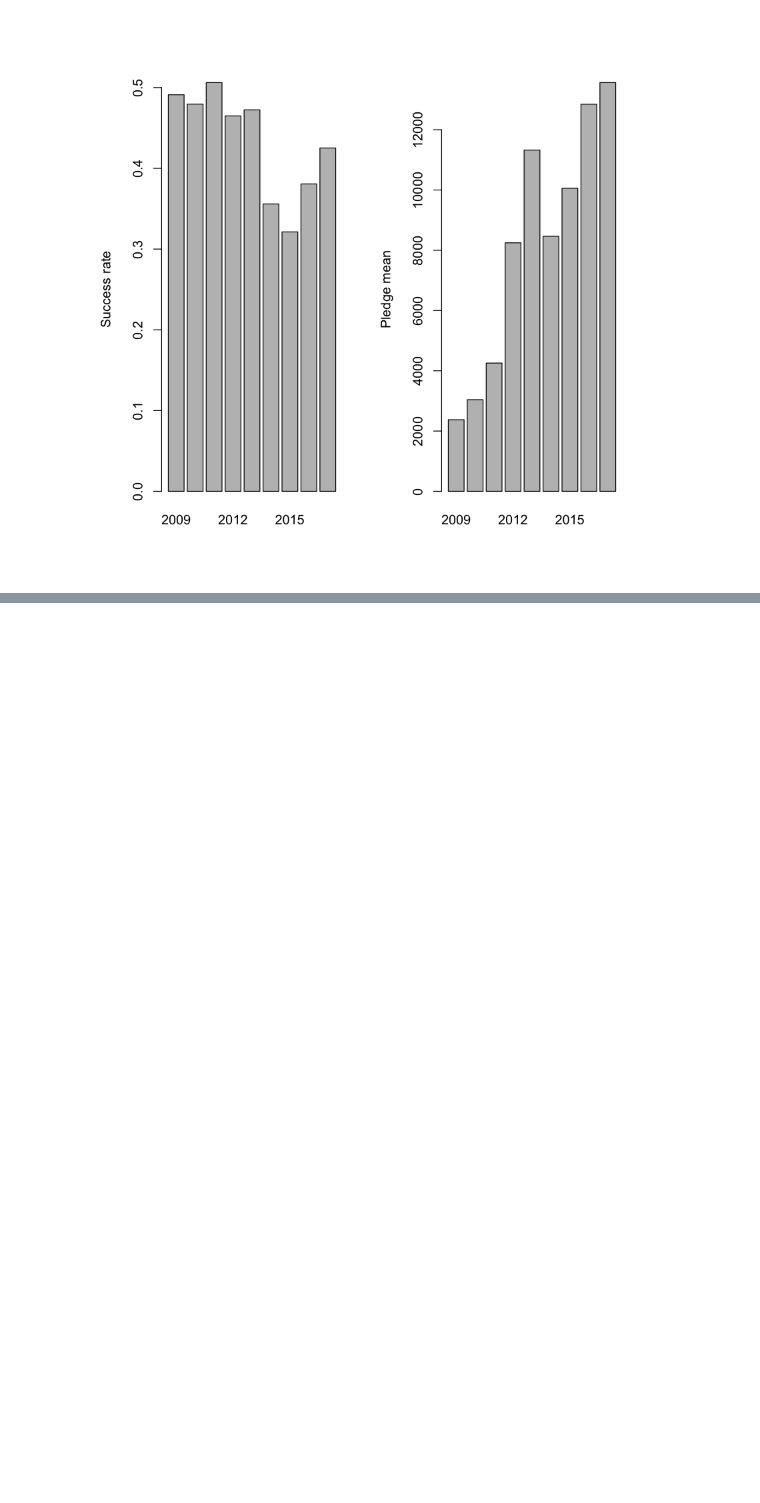
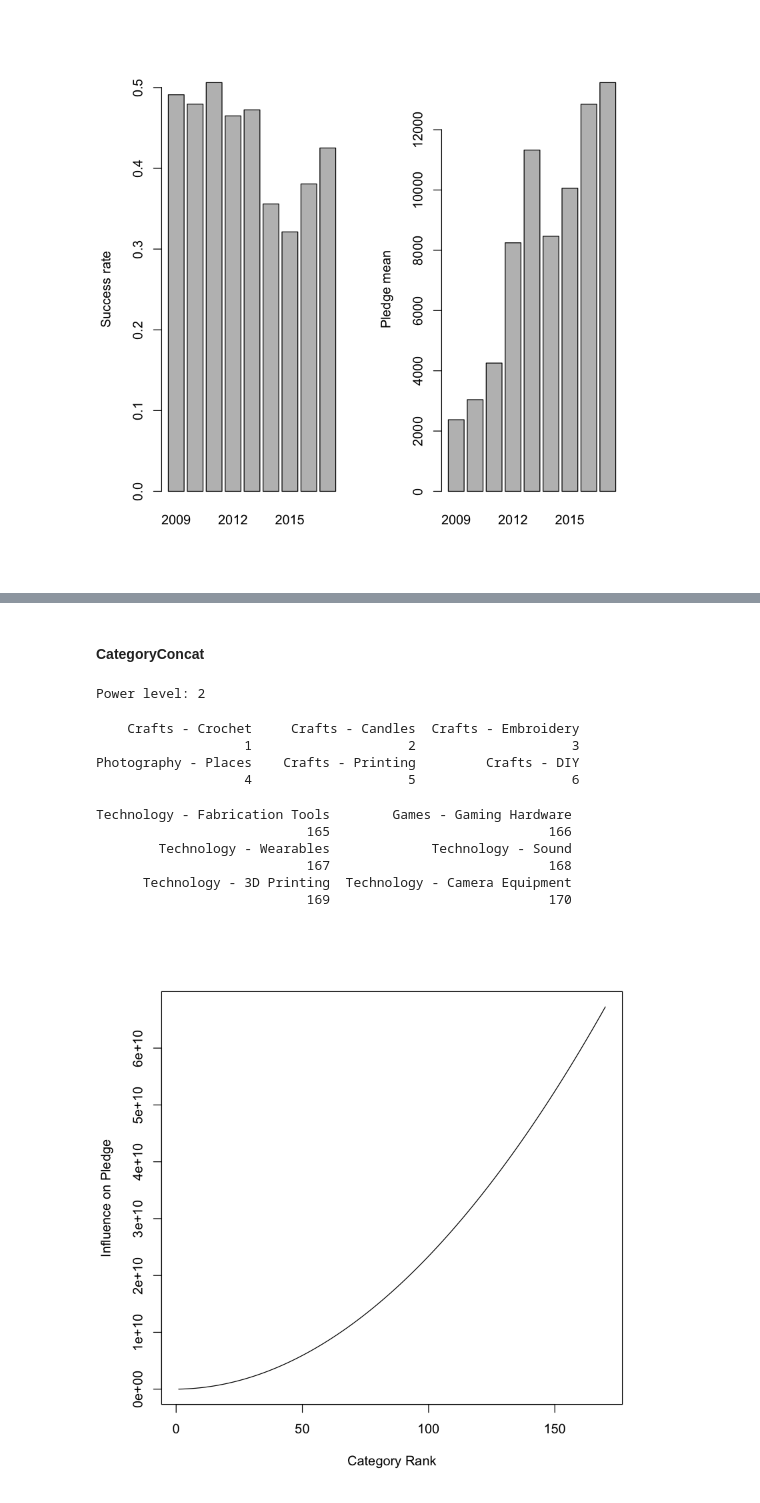
Before and after one commit to MLobo1997/Kickstarter_predictor, a Jupyter notebook: Eval.ipynb, the cells around one changed output, grey strips where cells are left out. Cells and saved outputs as stored; diff of their text form; code cells hidden in the pictures; blank space fills up the shorter version.

```diff
--- a/Eval.ipynb
+++ b/Eval.ipynb
@@ -266,0 +292,11 @@ There's not a lot of similarity between these two plots and the ones above, ther
+# %%
+size <- dim(projects)[1]
+set.seed(125)
+indexes <- sample(1:dim(projects)[1], size)
+set <- projects[indexes,]
+# %%
+tmp   <-  set[, c("categoryConcatRank", "other_active_projects", "currencyCountryRank", "wordcount", "duration", "usd_goal_real", "usd_pledged_real", "month")]
+train <-  tmp[1:(size%/%2),]
+test  <-  tmp[(size%/%2):size,]
+dim(train)
+dim(test)
@@ -266,0 +309,6 @@ There's not a lot of similarity between these two plots and the ones above, ther
+# %%
+lm.fit <- lm(usd_pledged_real~ poly(categoryConcatRank,2) + poly(usd_goal_real,12) + other_active_projects + currencyCountryRank + poly(duration, 18), data = train)
+summary(lm.fit)
+pred <- predict.lm(lm.fit, newdata = test, se.fit = T, interval = "prediction")
+mae <- mean((abs(pred$fit[,1] - test$usd_pledged_real)))
+mae
@@ -266,0 +356,34 @@ There's not a lot of similarity between these two plots and the ones above, ther
+# %%
+eq <- function(x, coefs, intercept){
+    n <- length(coefs)
+    r <- intercept
+
+    cat("Power level:", n)
+
+    for (i in 1:n){
+        r = r + coefs[i] * x^i
+    }
+    return(r)
+}
+# %% [markdown]
+#### CategoryConcat
+# %%
+coefs <- summary(lm.fit)$coef[2:3,"Estimate"]
+curve(eq(x, coefs, 0), xlab = "Category Rank", ylab = "Influence on Pledge", from = 1, to = 170)
+
+tmp <- calculateEnumeratedCategoryValues(projects, projects$categoryConcat, "usd_pledged_real")
+head(tmp)
+tail(tmp)
+# %% [output]
+Power level: 2
+    Crafts - Crochet     Crafts - Candles  Crafts - Embroidery
+                   1                    2                    3
+Photography - Places    Crafts - Printing         Crafts - DIY
+                   4                    5                    6
+Technology - Fabrication Tools        Games - Gaming Hardware
+                           165                            166
+        Technology - Wearables             Technology - Sound
+                           167                            168
+      Technology - 3D Printing  Technology - Camera Equipment
+                           169                            170
+[figure, added]
```
Also changed, not shown: parts of 33 cells of this notebook.
